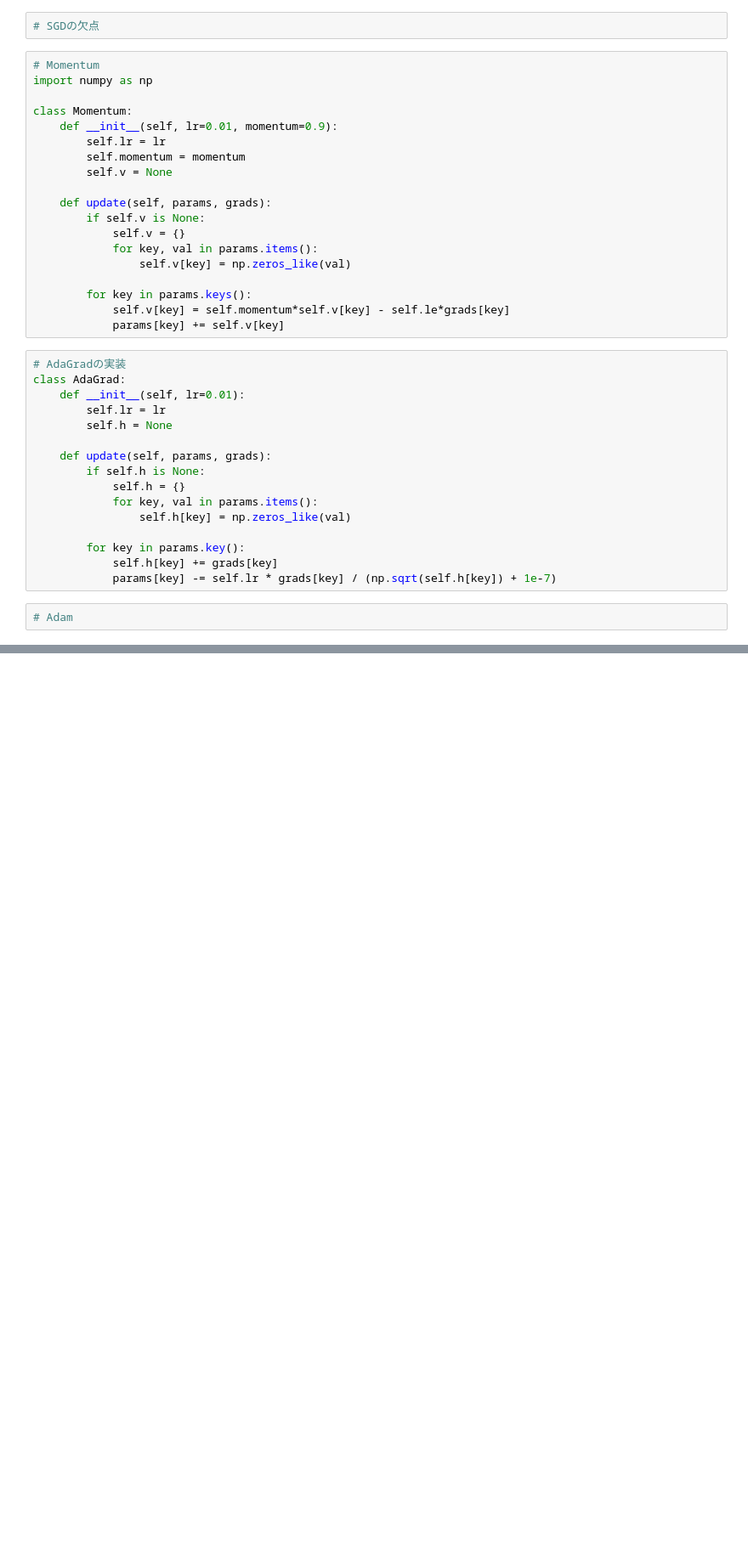
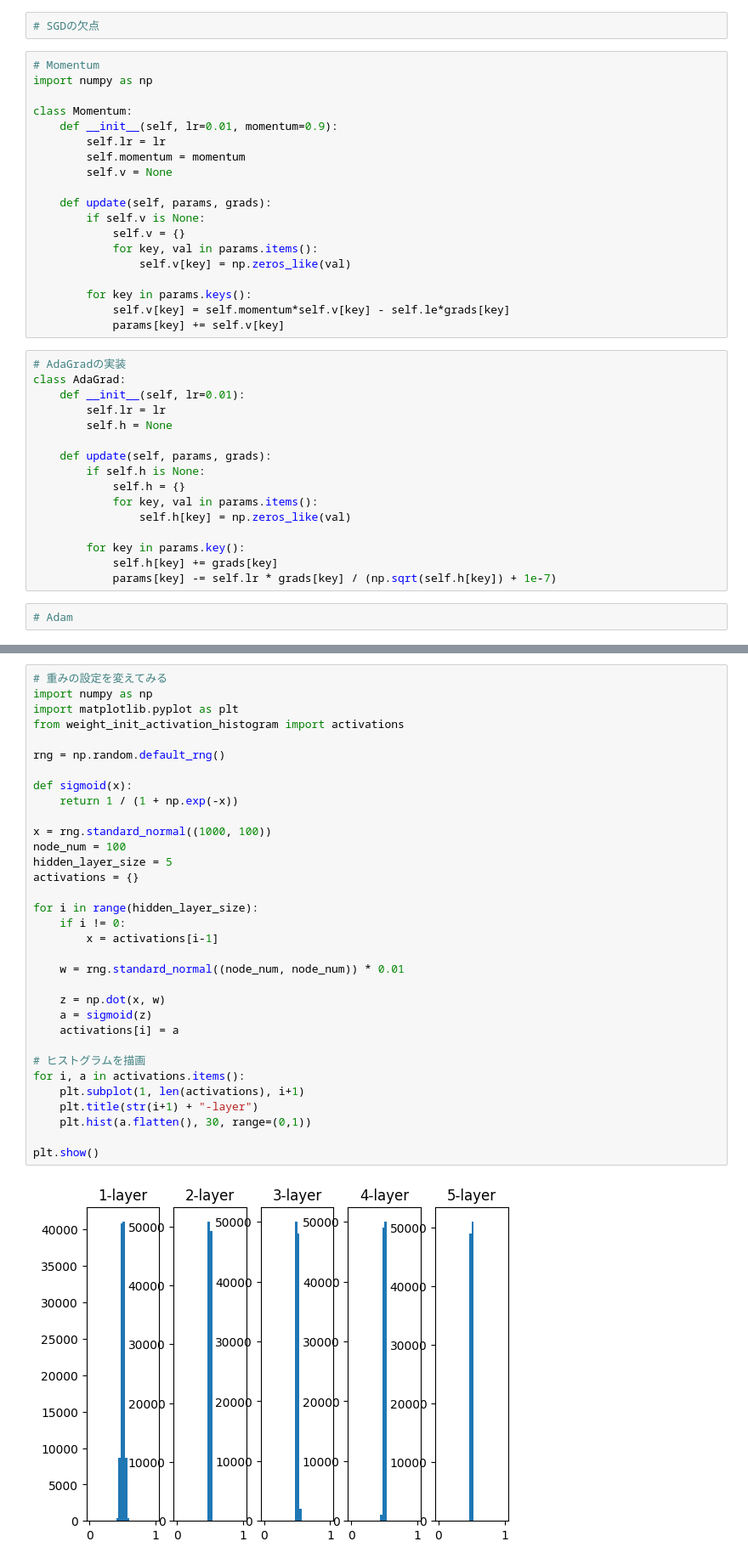
Before and after one commit to k6jf8wfhxh-ux/make-deep-learning-from-scratch, a Jupyter notebook: ch06/ch06_practice.ipynb, the cells around one changed output, grey strips where cells are left out. Shown at 85% size. Cells and saved outputs as stored; diff of their text form; blank space fills up the shorter version.

```diff
--- a/ch06/ch06_practice.ipynb
+++ b/ch06/ch06_practice.ipynb
@@ -85,0 +87,35 @@ plt.show()
+# %%
+# 重みの設定を変えてみる
+import numpy as np
+import matplotlib.pyplot as plt
+from weight_init_activation_histogram import activations
+
+rng = np.random.default_rng()
+
+def sigmoid(x):
+    return 1 / (1 + np.exp(-x))
+
+x = rng.standard_normal((1000, 100))
+node_num = 100
+hidden_layer_size = 5
+activations = {}
+
+for i in range(hidden_layer_size):
+    if i != 0:
+        x = activations[i-1]
+
+    w = rng.standard_normal((node_num, node_num)) * 0.01
+
+    z = np.dot(x, w)
+    a = sigmoid(z)
+    activations[i] = a
+
+# ヒストグラムを描画
+for i, a in activations.items():
+    plt.subplot(1, len(activations), i+1)
+    plt.title(str(i+1) + "-layer")
+    plt.hist(a.flatten(), 30, range=(0,1))
+
+plt.show()
+# %% [output]
+[figure, added]
```
Also changed, not shown: parts of 12 cells of this notebook, 3 other files.
